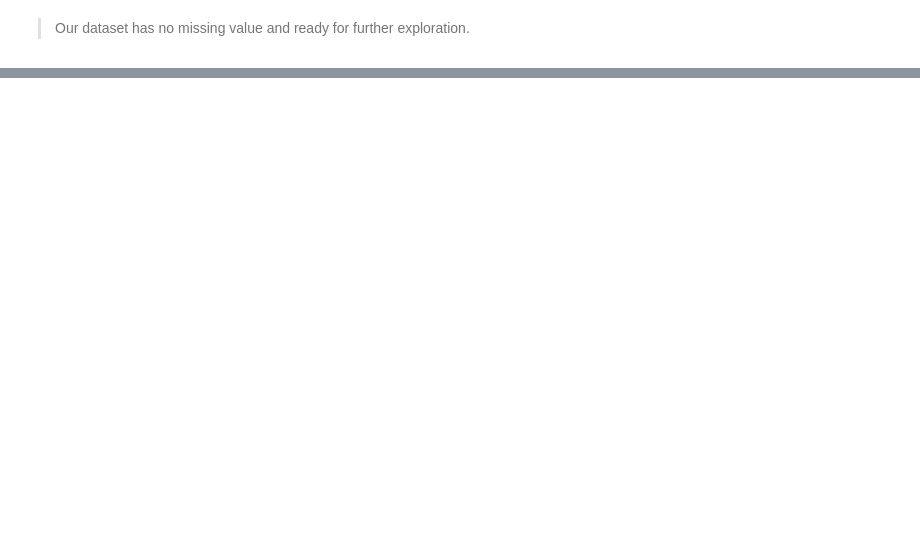
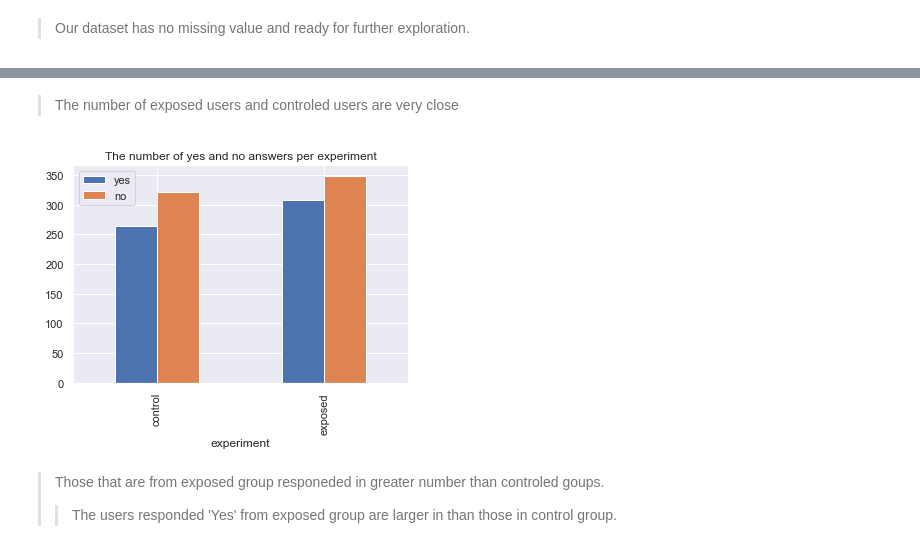
Before and after one commit to sel6/abtest-mlops, a Jupyter notebook: notebooks/data_preparation.ipynb, the cells around one changed output, grey strips where cells are left out. Drawn from its saved outputs; the diff is of its cells as text; code cells hidden in the pictures; blank space fills up the shorter version.

```diff
--- a/notebooks/data_preparation.ipynb
+++ b/notebooks/data_preparation.ipynb
@@ -117,0 +127,11 @@ users that belong to exposed group is 4006
+# %% [markdown]
+>The number of exposed users and controled users are very close
+# %%
+aggr_response = df.groupby('experiment').agg({'yes': 'sum', 'no': 'sum'}).plot(kind='bar')
+plt.title("The number of yes and no answers per experiment")
+plt.show()
+# %% [output]
+[figure, added]
+# %% [markdown]
+>Those that are from exposed group responeded in greater number than controled goups.
+>>The users responded 'Yes' from exposed group are larger in than those in control group.
```
Also changed, not shown: parts of 17 cells of this notebook.
